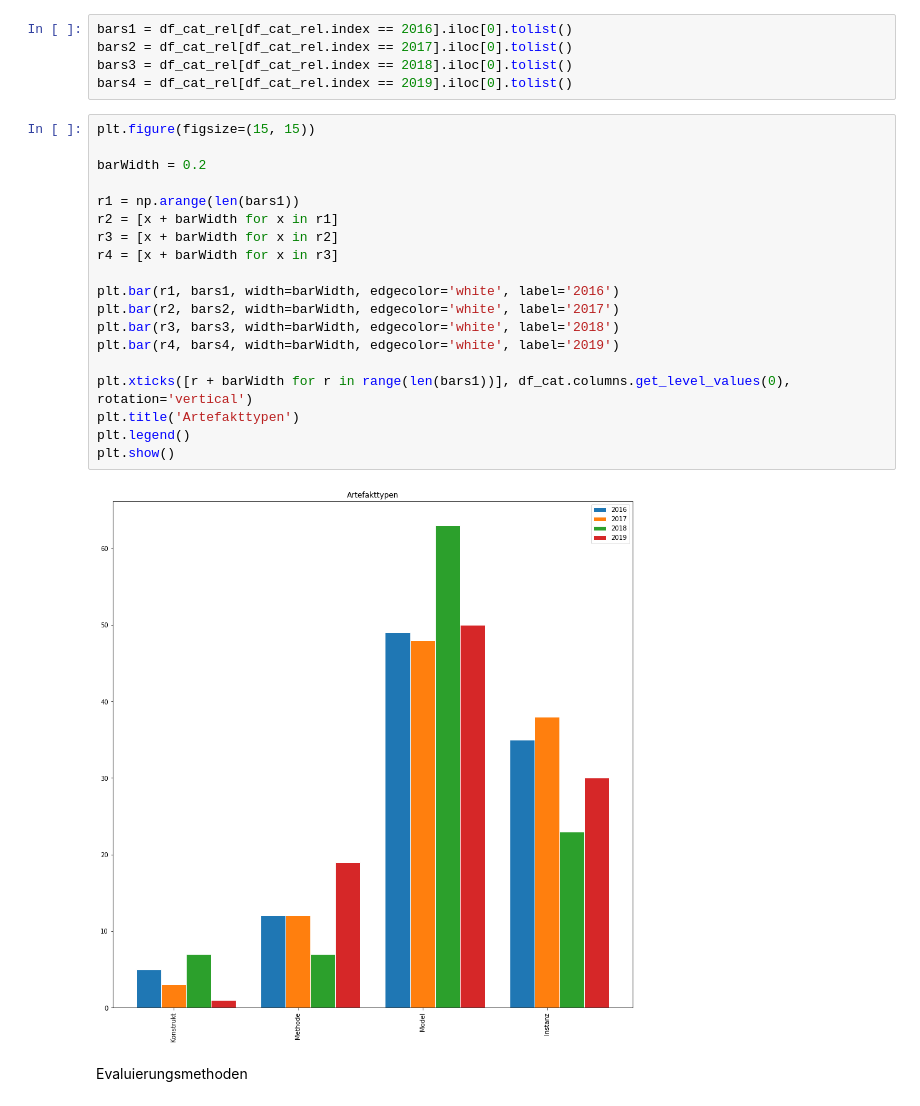
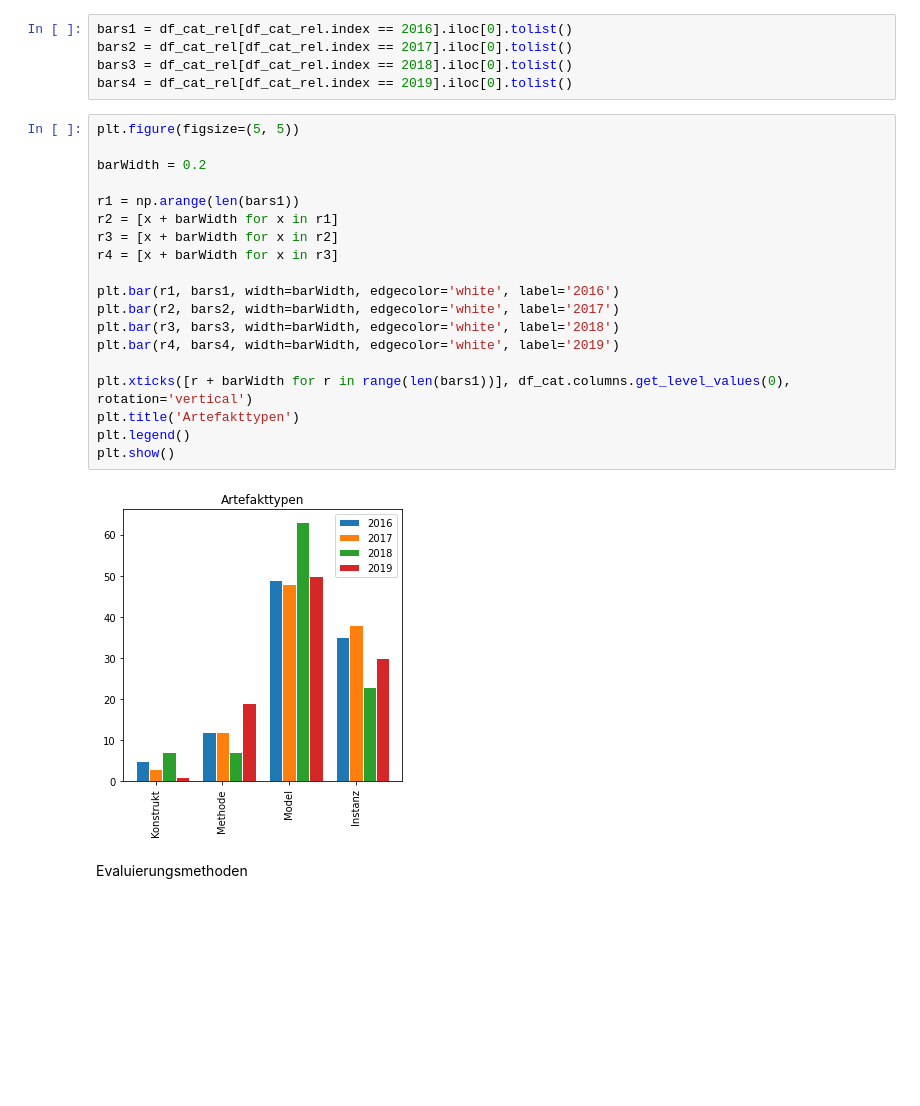
Before and after one commit to FabianSer/Design-Science-Research, a Jupyter notebook: notebook.ipynb, the cells around one changed output. Cells and saved outputs as stored; diff of their text form; blank space fills up the shorter version.

```diff
--- a/notebook.ipynb
+++ b/notebook.ipynb
@@ -409,26 +409,26 @@ bars2 = df_cat_rel[df_cat_rel.index == 2017].iloc[0].tolist()
 bars3 = df_cat_rel[df_cat_rel.index == 2018].iloc[0].tolist()
 bars4 = df_cat_rel[df_cat_rel.index == 2019].iloc[0].tolist()
 # %%
-plt.figure(figsize=(15, 15))
+plt.figure(figsize=(5, 5))
 
 barWidth = 0.2
 
 r1 = np.arange(len(bars1))
 r2 = [x + barWidth for x in r1]
 r3 = [x + barWidth for x in r2]
 r4 = [x + barWidth for x in r3]
 
 plt.bar(r1, bars1, width=barWidth, edgecolor='white', label='2016')
 plt.bar(r2, bars2, width=barWidth, edgecolor='white', label='2017')
 plt.bar(r3, bars3, width=barWidth, edgecolor='white', label='2018')
 plt.bar(r4, bars4, width=barWidth, edgecolor='white', label='2019')
 
 plt.xticks([r + barWidth for r in range(len(bars1))], df_cat.columns.get_level_values(0), rotation='vertical')
 plt.title('Artefakttypen')
 plt.legend()
 plt.show()
 # %% [output]
-[figure, old version]
+[figure, new version]
 # %% [markdown]
 Evaluierungsmethoden
 # %%
```
Also changed, not shown: parts of 1 cell of this notebook, 1 other file.
